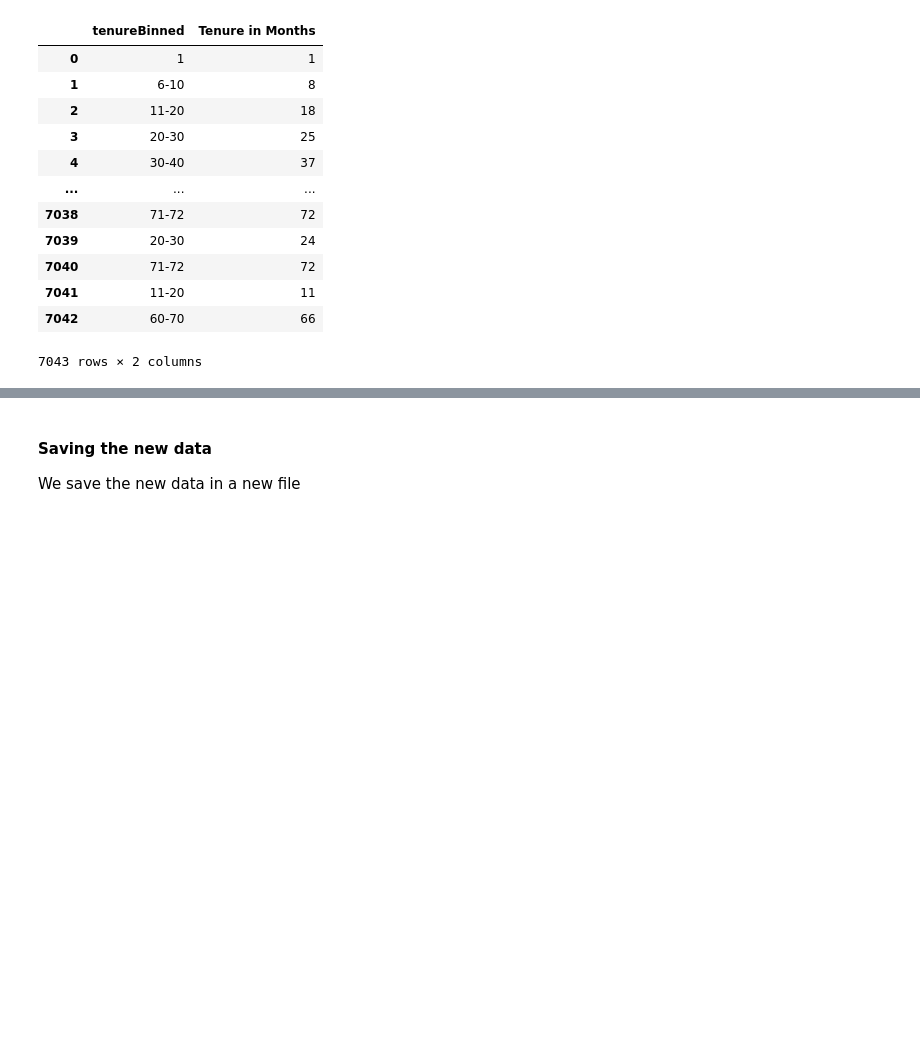
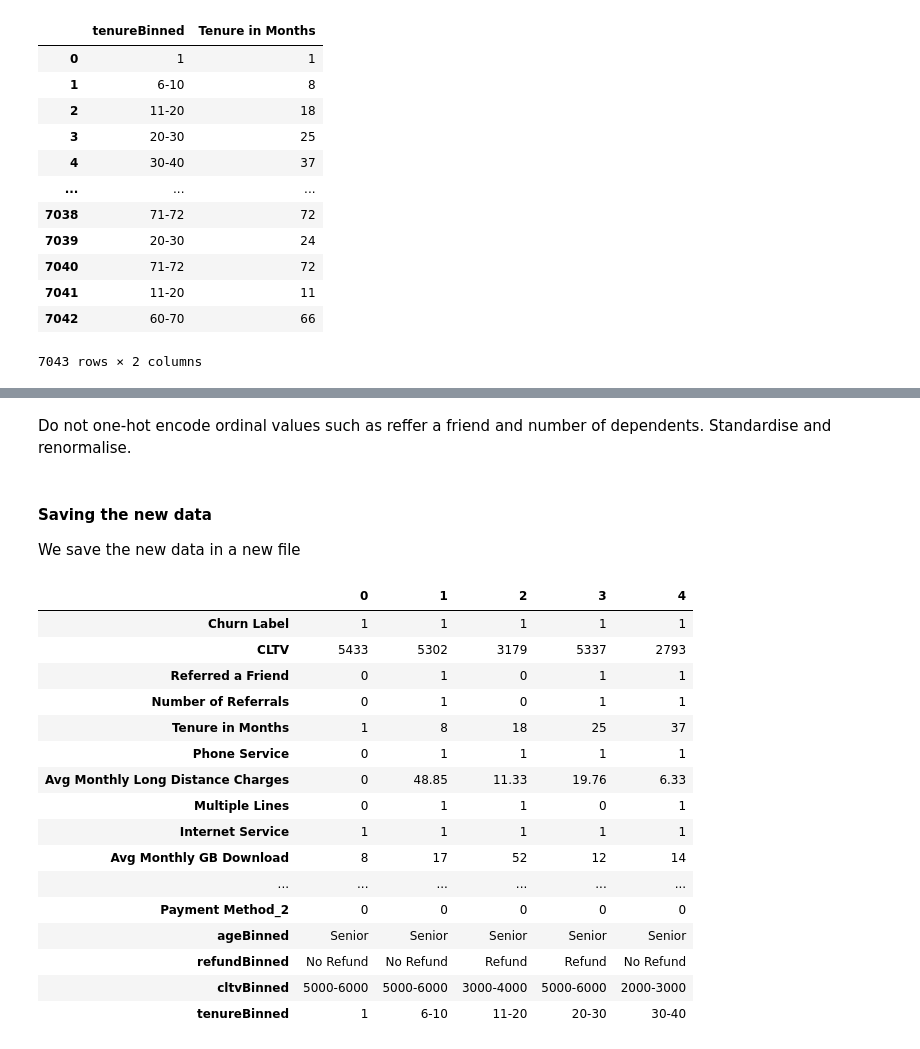
Before and after one commit to lucienwalewski/cse204project, a Jupyter notebook: src/preprocessing.ipynb, the cells around one changed output, grey strips where cells are left out. Cells and saved outputs as stored; diff of their text form; code cells hidden in the pictures; blank space fills up the shorter version.

```diff
--- a/src/preprocessing.ipynb
+++ b/src/preprocessing.ipynb
@@ -739,0 +765,2 @@ df[['tenureBinned', 'Tenure in Months']]
+# %%
+df = pd.get_dummies(df, columns=['Internet Type', 'Offer', 'Contract', 'Payment Method', 'ageBinned', 'refundBinned', 'cltvBinned', 'tenureBinned'])
@@ -740,7 +795,29 @@ df[['tenureBinned', 'Tenure in Months']]
+# %% [markdown]
+Do not one-hot encode ordinal values such as reffer a friend and number of dependents. Standardise and renormalise.
 # %% [markdown]
 #### Saving the new data
 
 We save the new data in a new file
+# %%
+df.head().T
+# %% [output]
+|  | 0 | 1 | 2 | 3 | 4 |
+| Churn Label | 1 | 1 | 1 | 1 | 1 |
+| CLTV | 5433 | 5302 | 3179 | 5337 | 2793 |
+| Referred a Friend | 0 | 1 | 0 | 1 | 1 |
+| Number of Referrals | 0 | 1 | 0 | 1 | 1 |
+| Tenure in Months | 1 | 8 | 18 | 25 | 37 |
+| Phone Service | 0 | 1 | 1 | 1 | 1 |
+| Avg Monthly Long Distance Charges | 0 | 48.85 | 11.33 | 19.76 | 6.33 |
+| Multiple Lines | 0 | 1 | 1 | 0 | 1 |
+| Internet Service | 1 | 1 | 1 | 1 | 1 |
+| Avg Monthly GB Download | 8 | 17 | 52 | 12 | 14 |
+| ... | ... | ... | ... | ... | ... |
+| Payment Method_2 | 0 | 0 | 0 | 0 | 0 |
+| ageBinned | Senior | Senior | Senior | Senior | Senior |
+| refundBinned | No Refund | No Refund | Refund | Refund | No Refund |
+| cltvBinned | 5000-6000 | 5000-6000 | 3000-4000 | 5000-6000 | 2000-3000 |
+| tenureBinned | 1 | 6-10 | 11-20 | 20-30 | 30-40 |
 # %%
 df.drop(["Customer ID"], axis=1, inplace=True)
 # %%
```
Also changed, not shown: parts of 17 cells of this notebook, 1 other file.
